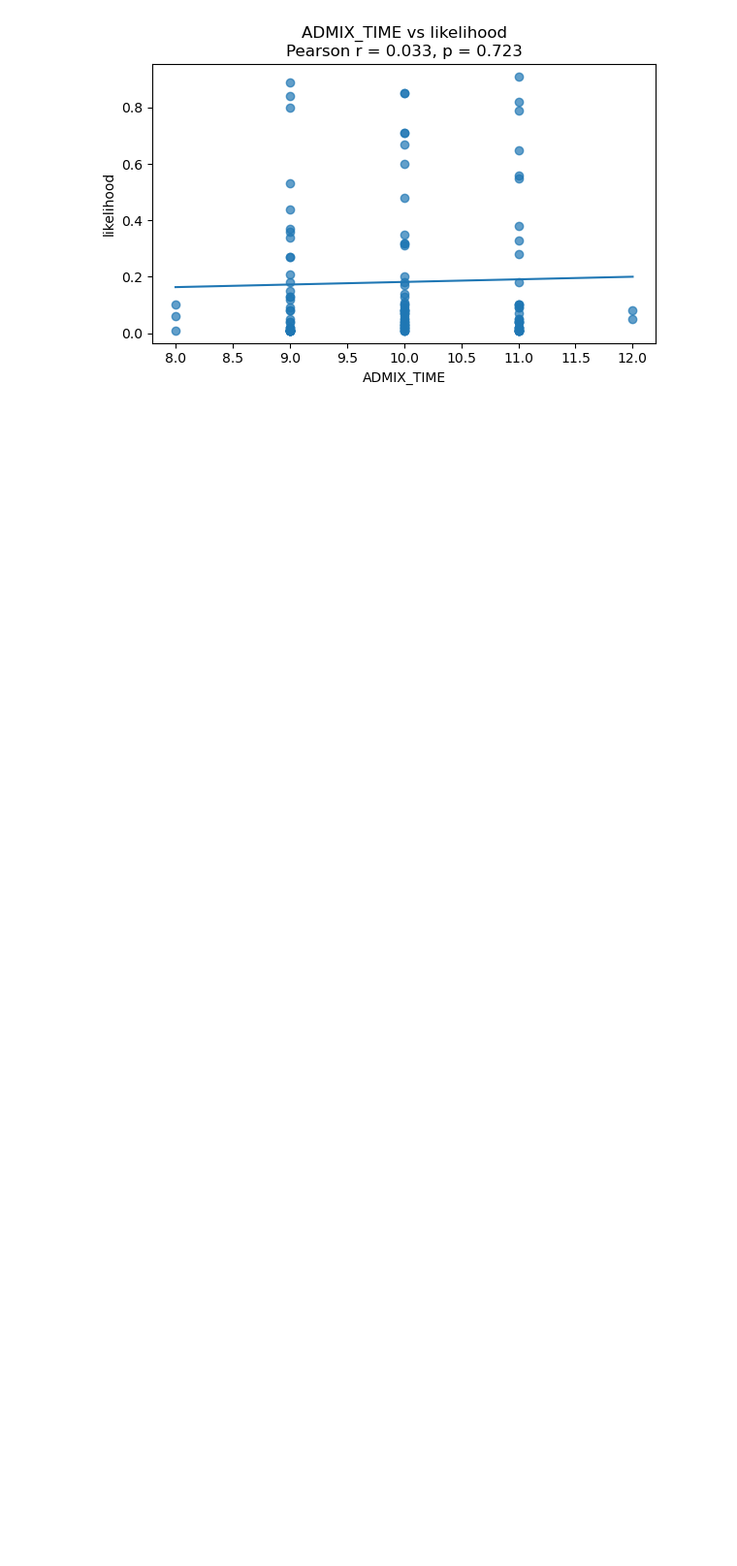
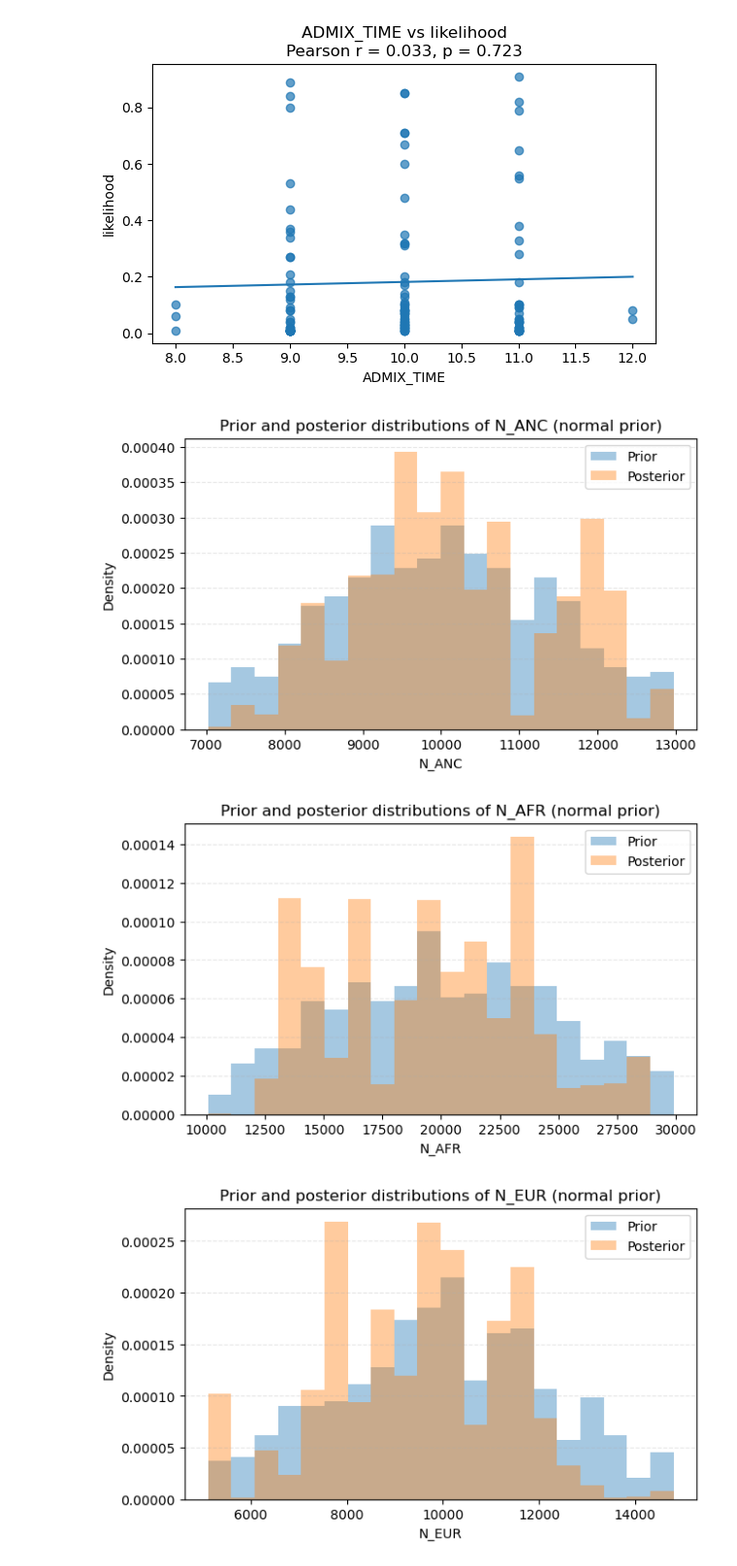
Before and after one commit to goni676/sex_biased_mtDNA_admixture, a Jupyter notebook: notebooks/abc_diagnostic.ipynb/04_abc_parameter_plots_normal.ipynb, the cells around one changed output. Shown at 97% size. Drawn from its saved outputs; the diff is of its cells as text; code cells hidden in the pictures; blank space fills up the shorter version.

```diff
--- a/notebooks/scatter_plots_regression.ipynb
+++ b/notebooks/abc_diagnostic.ipynb/04_abc_parameter_plots_normal.ipynb
@@ -98,3 +93,49 @@ Number of rows with likelihood > 0: 120
 [figure]
 [figure]
 [figure]
+# %%
+parameters = [
+    "N_ANC",
+    "N_AFR",
+    "N_EUR",
+    "N_ADMIX",
+    "ADMIX_TIME",
+]
+
+for parameter in parameters:
+
+    bins = 20
+
+    plt.figure(figsize=(7, 4))
+
+    plt.hist(
+        df[parameter],
+        bins=bins,
+        density=True,
+        alpha=0.4,
+        label="Prior"
+    )
+
+    plt.hist(
+        df[parameter],
+        bins=bins,
+        weights=df["posterior"],
+        density=True,
+        alpha=0.4,
+        label="Posterior"
+    )
+
+    plt.xlabel(parameter)
+    plt.ylabel("Density")
+    plt.title(
+        f"Prior and posterior distributions of {parameter} "
+        f"(normal prior)"
+    )
+
+    plt.legend()
+    plt.grid(axis="y", linestyle="--", alpha=0.3)
+    plt.show()
+# %% [output]
+[figure, added]
+[figure, added]
+[figure, added]
```
Also changed, not shown: parts of 2 cells of this notebook, 4 other files.
